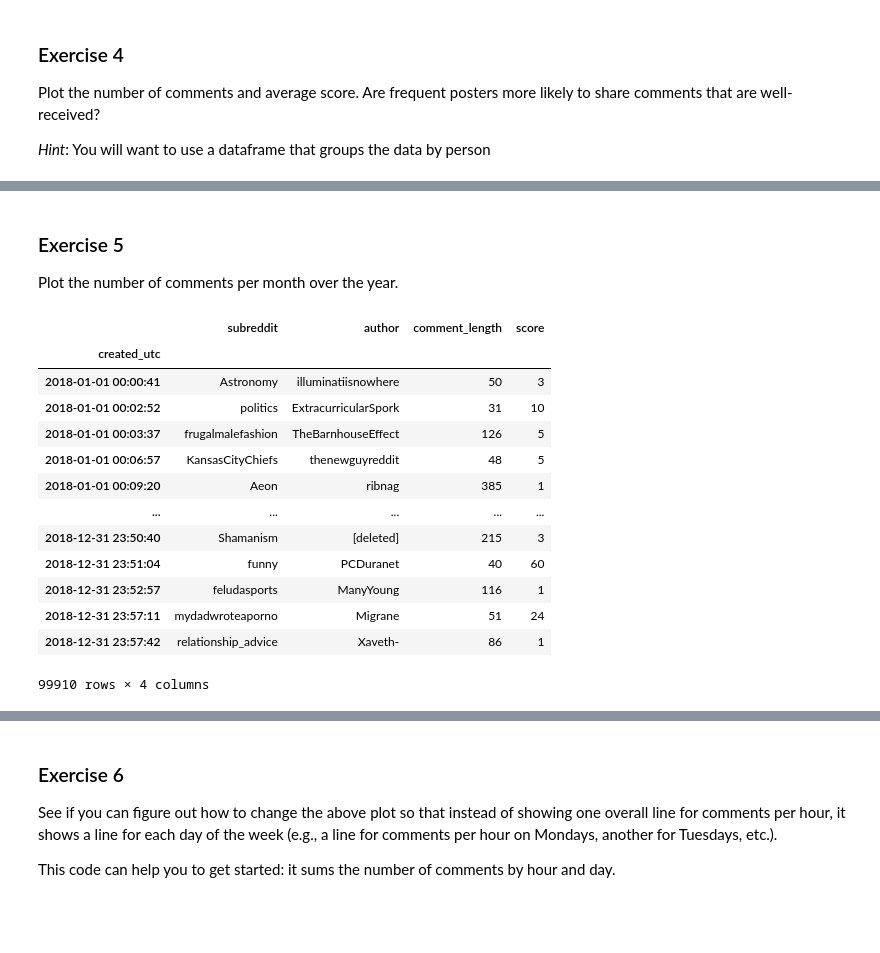
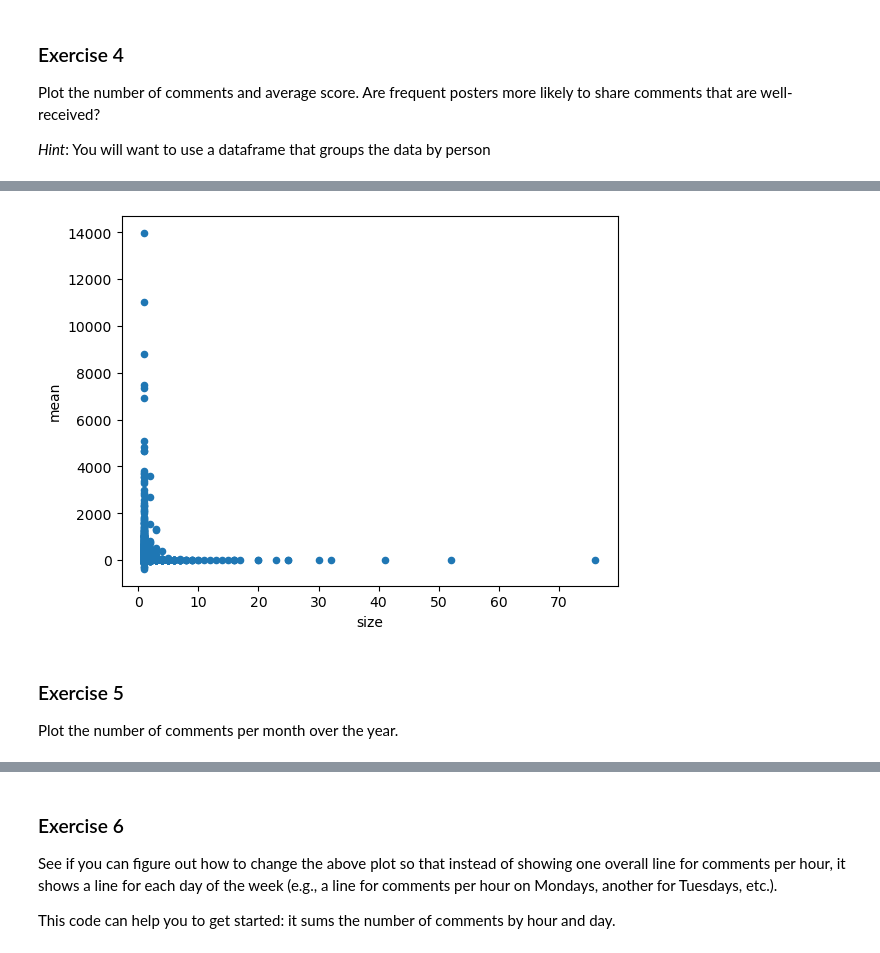
Before and after one commit to jdfoote/ipds-s26.jeremydfoote.com, a Jupyter notebook: day_6/day_6-solutions.ipynb, the cells around one changed output, grey strips where cells are left out. Saved outputs shown, nothing was run; the diff lists cells and outputs as text; code cells hidden in the pictures; blank space fills up the shorter version.

```diff
--- a/day_6/day_6-solutions.ipynb
+++ b/day_6/day_6-solutions.ipynb
@@ -44,0 +70,2 @@ Plot the number of comments and average score. Are frequent posters more likely
+# %%
+summarized_df = reddit_df.groupby('author').score.agg(['size', 'mean'])
@@ -45,21 +89,8 @@ Plot the number of comments and average score. Are frequent posters more likely
+# %%
+summarized_df.loc[summarized_df['size'] < 500].plot.scatter(x='size', y='mean');
+# %% [output]
+[figure, added]
 # %% [markdown]
 ### Exercise 5
 
 Plot the number of comments per month over the year.
-# %%
-reddit_df
-# %% [output]
-|  | subreddit | author | comment_length | score |
-| created_utc |  |  |  |  |
-| 2018-01-01 00:00:41 | Astronomy | illuminatiisnowhere | 50 | 3 |
-| 2018-01-01 00:02:52 | politics | ExtracurricularSpork | 31 | 10 |
-| 2018-01-01 00:03:37 | frugalmalefashion | TheBarnhouseEffect | 126 | 5 |
-| 2018-01-01 00:06:57 | KansasCityChiefs | thenewguyreddit | 48 | 5 |
-| 2018-01-01 00:09:20 | Aeon | ribnag | 385 | 1 |
-| ... | ... | ... | ... | ... |
-| 2018-12-31 23:50:40 | Shamanism | [deleted] | 215 | 3 |
-| 2018-12-31 23:51:04 | funny | PCDuranet | 40 | 60 |
-| 2018-12-31 23:52:57 | feludasports | ManyYoung | 116 | 1 |
-| 2018-12-31 23:57:11 | mydadwroteaporno | Migrane | 51 | 24 |
-| 2018-12-31 23:57:42 | relationship_advice | Xaveth- | 86 | 1 |
-99910 rows × 4 columns
```
Also changed, not shown: parts of 13 cells of this notebook, 3 other files.
